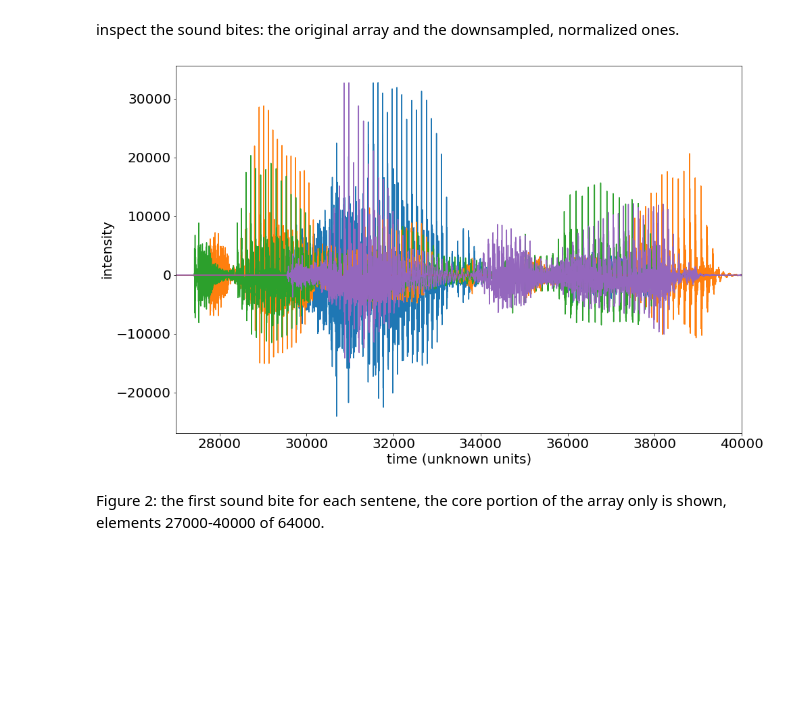
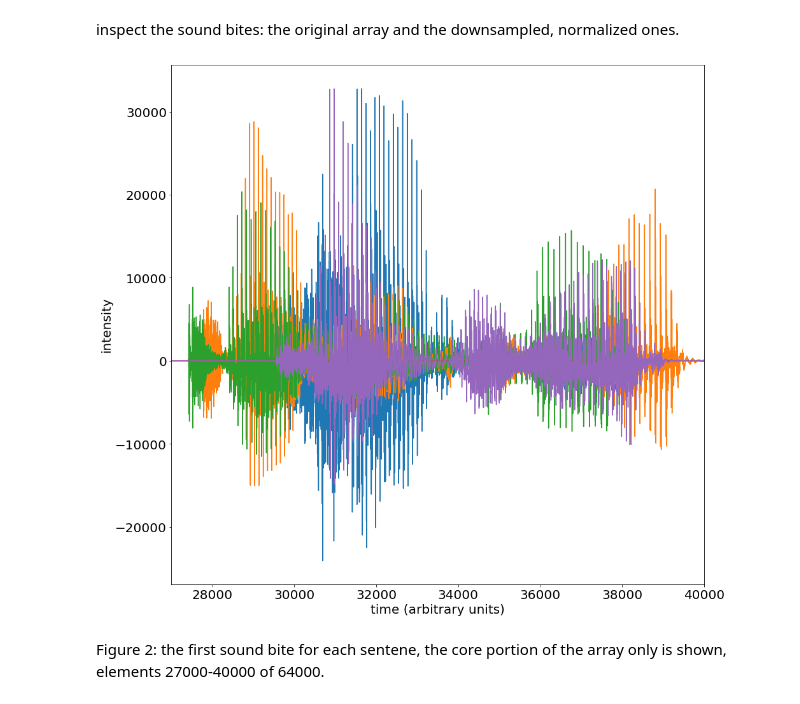
Before and after one commit to ahmadryan/MLTSA_RQudsi, a Jupyter notebook: HW7_RQudsi/dtw_instructions.ipynb, the cells around one changed output. Saved outputs shown, nothing was run; the diff lists cells and outputs as text; code cells hidden in the pictures; blank space fills up the shorter version.

```diff
--- a/HW7_RQudsi/dtw_instructions.ipynb
+++ b/HW7_RQudsi/dtw_instructions.ipynb
@@ -122,5 +120,5 @@ cd ../
 # %%
-filenames = np.sort(glob.glob("data/*wav"))
+filenames = np.sort(glob.glob("*wav"))
 norm_obj= Normalize(vmin=0, vmax=4)
 colors = {"Jarvis": (pl.cm.viridis(norm_obj(0)),
                      "Jarvis"),
@@ -220,15 +247,15 @@ inspect the sound bites: the original array and the downsampled, normalized ones
 # %%
 pl.rcParams['font.size'] = 20
 pl.plot(wavfiles[0])
 pl.plot(wavfiles[5])
 pl.plot(wavfiles[10])
 pl.plot(wavfiles[15])
 pl.plot(wavfiles[20])
 pl.xlim(27000, 40000)
-pl.xlabel("time (unknown units)", fontsize=20)
+pl.xlabel("time (arbitrary units)", fontsize=20)
 pl.ylabel("intensity", fontsize=20);
 # %% [output]
-[figure, old version]
+[figure, new version]
 # %% [markdown]
 Figure 2: the first sound bite for each sentene, the core portion of the array only is shown, elements 27000-40000 of 64000.
 # %%
```
Also changed, not shown: parts of 27 cells of this notebook.
